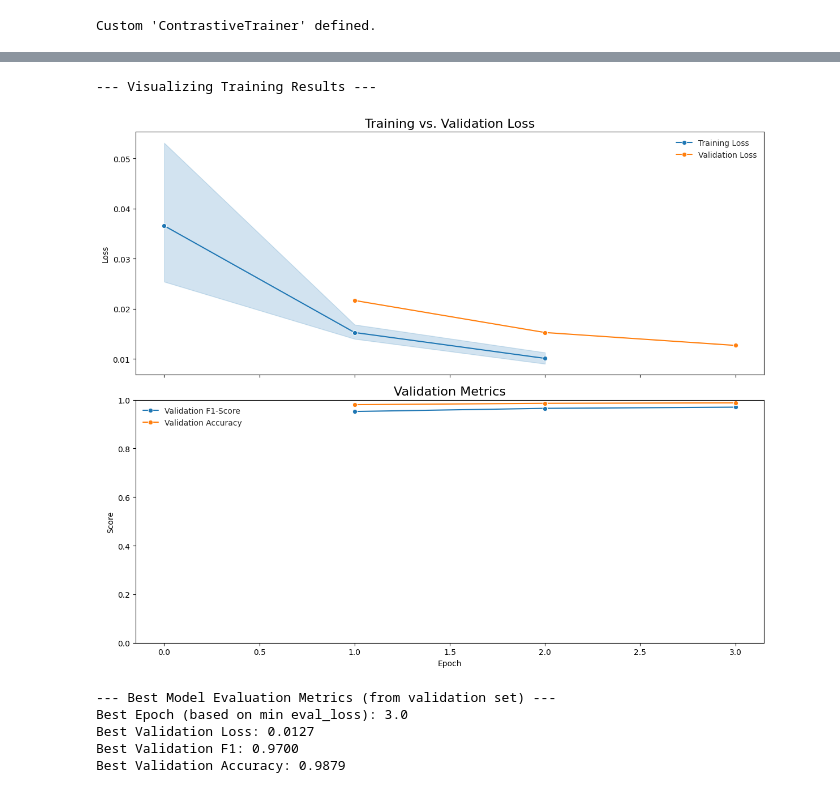
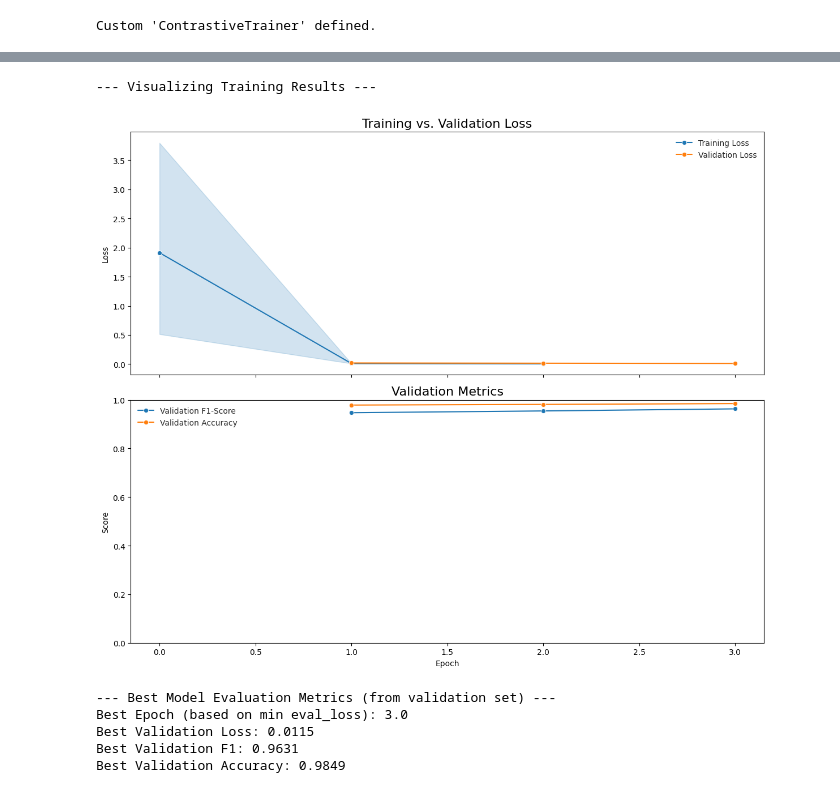
Before and after one commit to ku6kaw/S2ORCRanker, a Jupyter notebook: training/SBERT-C_train_siamese_contrastive.ipynb, the cells around one changed output, grey strips where cells are left out. Drawn from its saved outputs; the diff is of its cells as text; code cells hidden in the pictures.

Commit message:
trained sbert c group split

```diff
--- a/training/SBERT-C_train_siamese_contrastive.ipynb
+++ b/training/SBERT-C_train_siamese_contrastive.ipynb
@@ -197,20 +199,14 @@ print(f"Loading custom model: {MODEL_CHECKPOINT}")
 model = SiameseContrastiveModel.from_pretrained(MODEL_CHECKPOINT, num_labels=2).to(device)
 print("Custom model loaded.")
 
-# 評価指標を計算する関数 (距離ベース)
 def compute_metrics(eval_pred):
-    # eval_pred.predictions は (vec_x, vec_y) のタプル
     vec_x, vec_y = eval_pred.predictions
     labels = eval_pred.label_ids
 
-    # 距離を計算
-    distance = 1 - F.cosine_similarity(torch.tensor(vec_x), torch.tensor(vec_y))
-
-    # しきい値(METRICS_THRESHOLD)に基づいて予測 (0 or 1)
-    # 距離がしきい値より「小さければ」正例(1)、大きければ負例(0)
+    distance = F.pairwise_distance(torch.tensor(vec_x), torch.tensor(vec_y))
     preds = (distance < METRICS_THRESHOLD).int()
 
-    precision, recall, f1, _ = precision_recall_fscore_support(labels, preds, average='binary')
+    precision, recall, f1, _ = precision_recall_fscore_support(labels, preds, average='binary', zero_division=0)
     acc = accuracy_score(labels, preds)
     return {'accuracy': acc, 'f1': f1, 'precision': precision, 'recall': recall}
 
@@ -218,16 +214,22 @@ def compute_metrics(eval_pred):
 training_args = TrainingArguments(
     output_dir=OUTPUT_MODEL_DIR,
     learning_rate=LEARNING_RATE,
-    per_device_train_batch_size=BATCH_SIZE,
-    per_device_eval_batch_size=BATCH_SIZE,
+    per_device_train_batch_size=BATCH_SIZE, # 128
+    per_device_eval_batch_size=BATCH_SIZE, # 128
     num_train_epochs=EPOCHS,
     weight_decay=0.01,
     evaluation_strategy="epoch",
     save_strategy="epoch",
     load_best_model_at_end=True,
-    logging_steps=100,
+
+    # ▼▼▼ 修正点: ログの戦略を "steps" にし、頻度を細かくする ▼▼▼
+    logging_strategy="steps",    # "epoch" から "steps" に変更
+    logging_steps=10,            # 100ステップごと -> 10ステップごと
+    # ▲▲▲ ------------------------------------------ ▲▲▲
+
+    warmup_ratio=0.1,
 )
-print("Training arguments and metrics set.")
+print("Training arguments set.")
 # %% [output]
 Loading custom model: allenai/scibert_scivocab_uncased
 Custom model loaded.
@@ -239,9 +241,10 @@ trainer = ContrastiveTrainer(
     args=training_args,
     train_dataset=tokenized_datasets["train"],
     eval_dataset=tokenized_datasets["validation"],
-    tokenizer=tokenizer,
+    # tokenizerは不要
     compute_metrics=compute_metrics,
-    margin=CONTRASTIVE_MARGIN # カスタムTrainerにマージンを渡す
+    margin=CONTRASTIVE_MARGIN
+    # ▼▼▼ 修正点: pos_weight を削除 ▼▼▼
 )
 
 print("\n--- Starting Model Training (Contrastive Loss) ---")
@@ -280,40 +283,44 @@ if 'epoch' in df_train.columns:
 if 'epoch' in df_eval.columns:
     df_eval['epoch'] = df_eval['epoch'].astype(int)
 
 fig, (ax1, ax2) = plt.subplots(2, 1, figsize=(12, 10), sharex=True)
 plt.style.use('seaborn-v0_8-whitegrid')
 
-sns.lineplot(data=df_train, x='epoch', y='loss', label='Training Loss', ax=ax1, marker='o')
-sns.lineplot(data=df_eval, x='epoch', y='eval_loss', label='Validation Loss', ax=ax1, marker='o')
+if not df_train.empty:
+    sns.lineplot(data=df_train, x='epoch', y='loss', label='Training Loss', ax=ax1, marker='o')
+if not df_eval.empty:
+    sns.lineplot(data=df_eval, x='epoch', y='eval_loss', label='Validation Loss', ax=ax1, marker='o')
 ax1.set_title('Training vs. Validation Loss', fontsize=16)
 ax1.set_ylabel('Loss')
+ax1.set_xlabel('Epoch')
 ax1.legend()
 
-sns.lineplot(data=df_eval, x='epoch', y='eval_f1', label='Validation F1-Score', ax=ax2, marker='o')
-sns.lineplot(data=df_eval, x='epoch', y='eval_accuracy', label='Validation Accuracy', ax=ax2, marker='o')
+if not df_eval.empty:
+    sns.lineplot(data=df_eval, x='epoch', y='eval_f1', label='Validation F1-Score', ax=ax2, marker='o')
+    sns.lineplot(data=df_eval, x='epoch', y='eval_accuracy', label='Validation Accuracy', ax=ax2, marker='o')
 ax2.set_title('Validation Metrics', fontsize=16)
 ax2.set_ylabel('Score')
 ax2.set_xlabel('Epoch')
 ax2.legend()
 ax2.set_ylim(0, 1)
 
 plt.tight_layout()
 plt.show()
 
 print("\n--- Best Model Evaluation Metrics (from validation set) ---")
 if not df_eval.empty:
     best_run = df_eval.loc[df_eval['eval_loss'].idxmin()]
     print(f"Best Epoch (based on min eval_loss): {best_run['epoch']}")
     print(f"Best Validation Loss: {best_run['eval_loss']:.4f}")
     print(f"Best Validation F1: {best_run['eval_f1']:.4f}")
     print(f"Best Validation Accuracy: {best_run['eval_accuracy']:.4f}")
 else:
     print("No evaluation steps were completed.")
 # %% [output]
 --- Visualizing Training Results ---
-[figure, old version]
+[figure, new version]
 --- Best Model Evaluation Metrics (from validation set) ---
 Best Epoch (based on min eval_loss): 3.0
-Best Validation Loss: 0.0127
-Best Validation F1: 0.9700
-Best Validation Accuracy: 0.9879
+Best Validation Loss: 0.0115
+Best Validation F1: 0.9631
+Best Validation Accuracy: 0.9849
```
Also changed, not shown: parts of 8 cells of this notebook.
